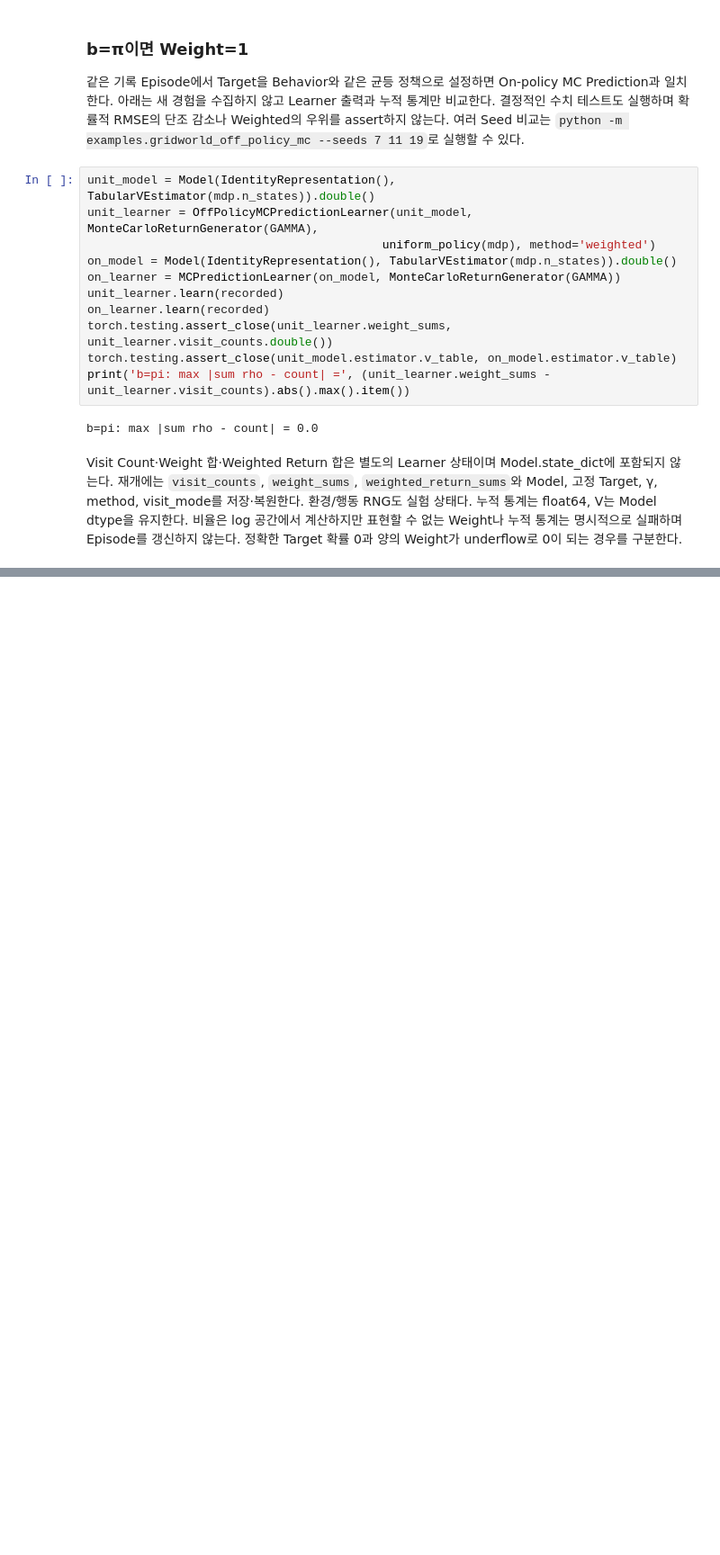
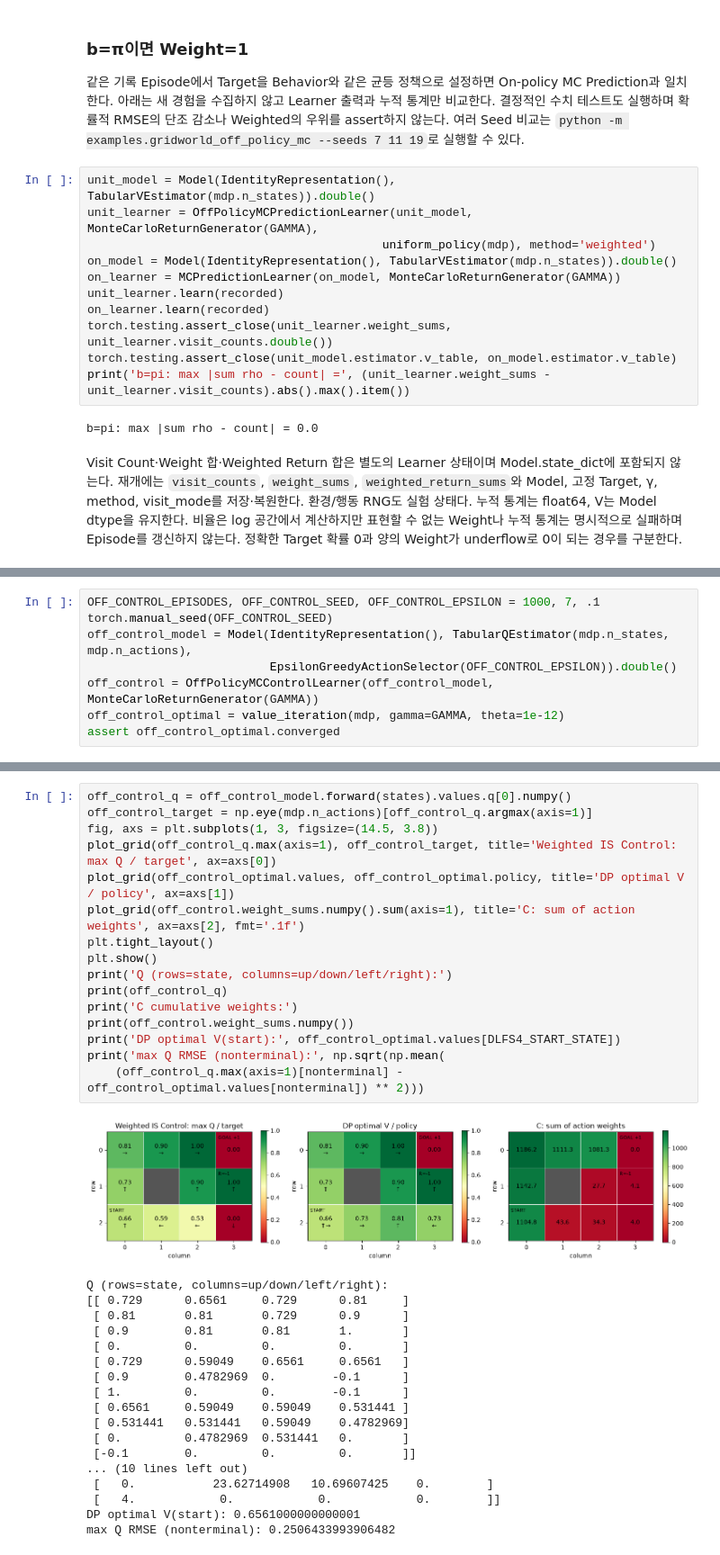
Before and after one commit to HeoJinuk/ModularRL, a Jupyter notebook: notebooks/dlfs4/05_mc_modularrl.ipynb, the cells around one changed output, grey strips where cells are left out. Shown at 90% size. Cells and saved outputs as stored; diff of their text form; blank space fills up the shorter version.

Commit message:
feat(mc): add off-policy Monte Carlo control

```diff
--- a/notebooks/dlfs4/05_mc_modularrl.ipynb
+++ b/notebooks/dlfs4/05_mc_modularrl.ipynb
@@ -442,0 +492,8 @@ Per-decision IS 계약을 정한 뒤 별도로 구현해야 한다. 위 통계
+# %%
+OFF_CONTROL_EPISODES, OFF_CONTROL_SEED, OFF_CONTROL_EPSILON = 1000, 7, .1
+torch.manual_seed(OFF_CONTROL_SEED)
+off_control_model = Model(IdentityRepresentation(), TabularQEstimator(mdp.n_states, mdp.n_actions),
+                          EpsilonGreedyActionSelector(OFF_CONTROL_EPSILON)).double()
+off_control = OffPolicyMCControlLearner(off_control_model, MonteCarloReturnGenerator(GAMMA))
+off_control_optimal = value_iteration(mdp, gamma=GAMMA, theta=1e-12)
+assert off_control_optimal.converged
@@ -442,0 +567,35 @@ Per-decision IS 계약을 정한 뒤 별도로 구현해야 한다. 위 통계
+# %%
+off_control_q = off_control_model.forward(states).values.q[0].numpy()
+off_control_target = np.eye(mdp.n_actions)[off_control_q.argmax(axis=1)]
+fig, axs = plt.subplots(1, 3, figsize=(14.5, 3.8))
+plot_grid(off_control_q.max(axis=1), off_control_target, title='Weighted IS Control: max Q / target', ax=axs[0])
+plot_grid(off_control_optimal.values, off_control_optimal.policy, title='DP optimal V / policy', ax=axs[1])
+plot_grid(off_control.weight_sums.numpy().sum(axis=1), title='C: sum of action weights', ax=axs[2], fmt='.1f')
+plt.tight_layout()
+plt.show()
+print('Q (rows=state, columns=up/down/left/right):')
+print(off_control_q)
+print('C cumulative weights:')
+print(off_control.weight_sums.numpy())
+print('DP optimal V(start):', off_control_optimal.values[DLFS4_START_STATE])
+print('max Q RMSE (nonterminal):', np.sqrt(np.mean(
+    (off_control_q.max(axis=1)[nonterminal] - off_control_optimal.values[nonterminal]) ** 2)))
+# %% [output]
+[figure, added]
+Q (rows=state, columns=up/down/left/right):
+[[ 0.729      0.6561     0.729      0.81     ]
+ [ 0.81       0.81       0.729      0.9      ]
+ [ 0.9        0.81       0.81       1.       ]
+ [ 0.         0.         0.         0.       ]
+ [ 0.729      0.59049    0.6561     0.6561   ]
+ [ 0.9        0.4782969  0.        -0.1      ]
+ [ 1.         0.         0.        -0.1      ]
+ [ 0.6561     0.59049    0.59049    0.531441 ]
+ [ 0.531441   0.531441   0.59049    0.4782969]
+ [ 0.         0.4782969  0.531441   0.       ]
+ [-0.1        0.         0.         0.       ]]
+... (10 lines left out)
+ [   0.           23.62714908   10.69607425    0.        ]
+ [   4.            0.            0.            0.        ]]
+DP optimal V(start): 0.6561000000000001
+max Q RMSE (nonterminal): 0.2506433993906482
```
Also changed, not shown: parts of 10 cells of this notebook, 9 other files.
